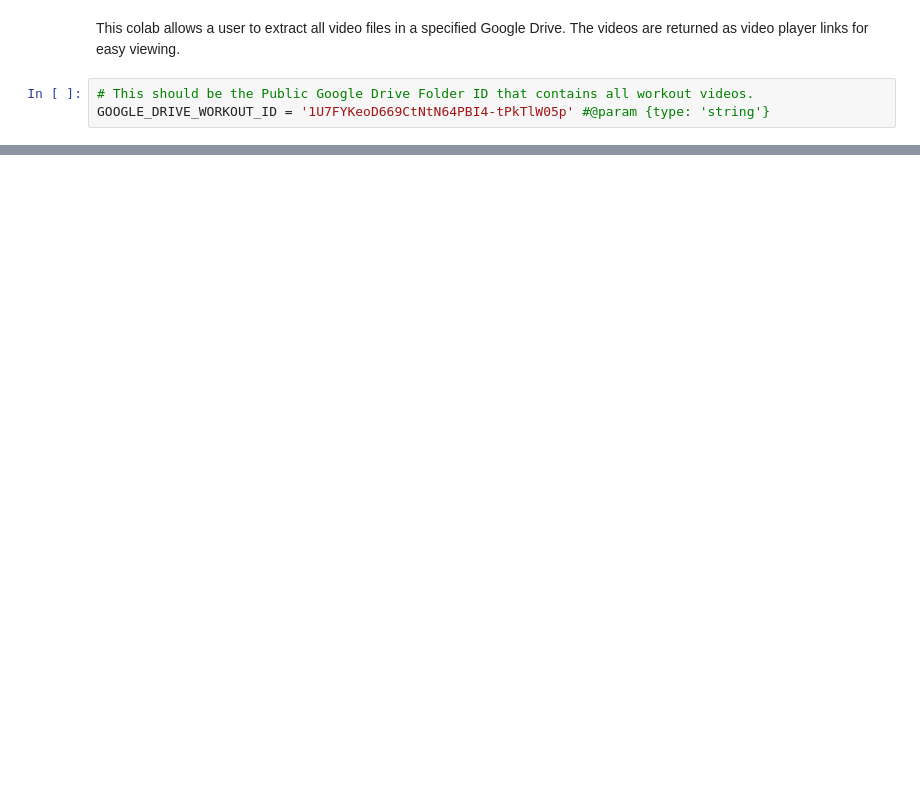
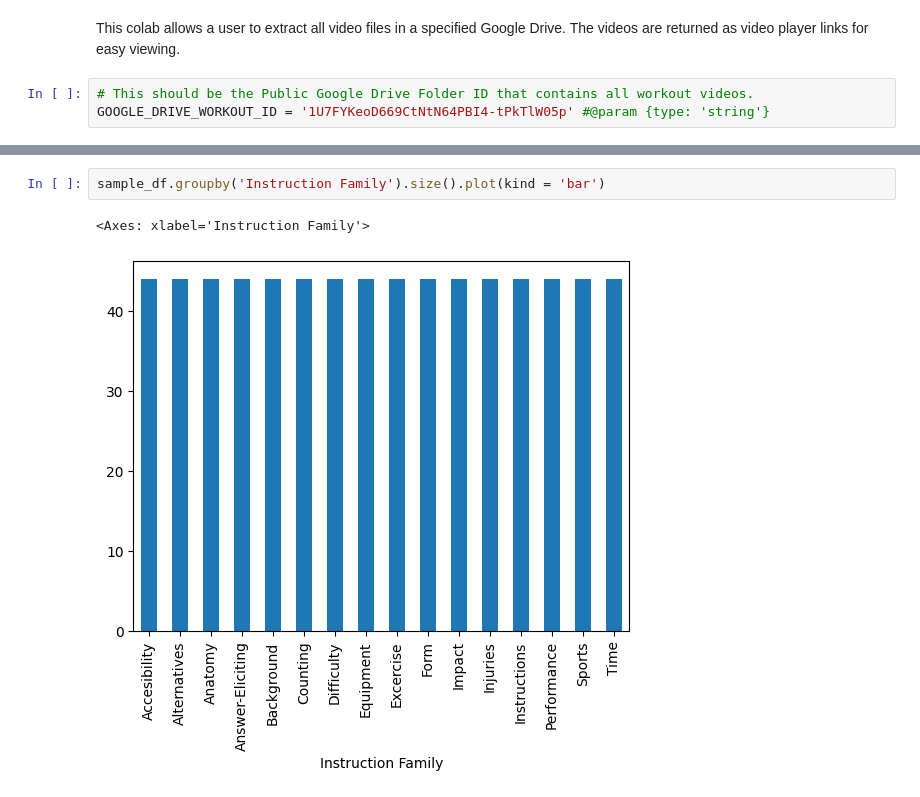
Before and after one commit to derkmed/COMSE6998_025_Project, a Jupyter notebook: pydrive_get_video_file_player_urls.ipynb, the cells around one changed output, grey strips where cells are left out. Drawn from its saved outputs; the diff is of its cells as text; blank space fills up the shorter version.

```diff
--- a/pydrive_get_video_file_player_urls.ipynb
+++ b/pydrive_get_video_file_player_urls.ipynb
@@ -131,0 +180,5 @@ set_with_dataframe(inst_family_examples_sheet, crossed_df)
+# %%
+sample_df.groupby('Instruction Family').size().plot(kind = 'bar')
+# %% [output]
+<Axes: xlabel='Instruction Family'>
+[figure, added]
```
Also changed, not shown: parts of 14 cells of this notebook.
